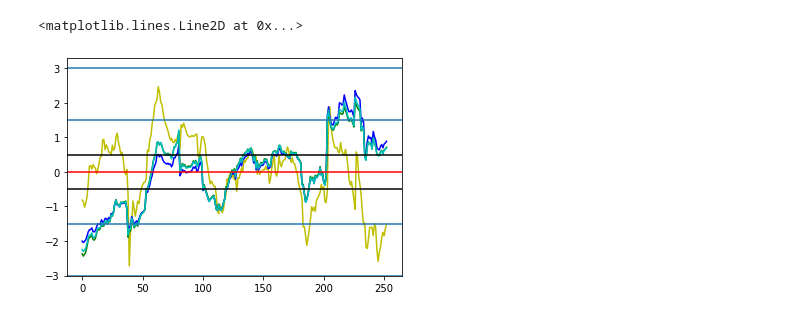
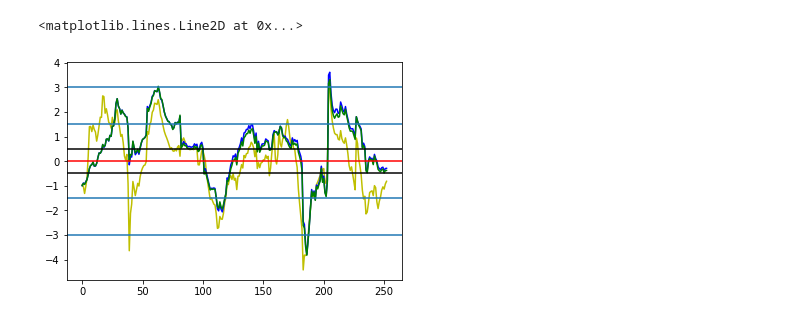
Before and after one commit to BlackBoxTrading1/PairTrading, a Jupyter notebook: quantconnect/spread_comparer.ipynb, the cells around one changed output. Cells and saved outputs as stored; diff of their text form; code cells hidden in the pictures.

Commit message:
zscore package

```diff
--- a/quantconnect/spread_comparer.ipynb
+++ b/quantconnect/spread_comparer.ipynb
@@ -17,7 +17,7 @@ s1 = qb.AddEquity("adbe")
 s2 = qb.AddEquity("intu")
 start_date = datetime(2016,1,1)
 end_date = datetime(2018,1,1)
-hedge_lookback = 21*3
+hedge_lookback = 63
 dist = 253
 entry = 1.5
 zstop = 3
@@ -28,14 +64,13 @@ series2 = qb.History(s2.Symbol, start_date, end_date, Resolution.Daily).close.va
 # %%
-def get_og_spreads(series1, series2, length):
-    spreads = []
+def get_simple_spreads(series1,series2,length):
+    spreads = np.array(series1) - np.array(series2)
+    zscores = []
+
     for i in range(length):
         start_index = len(series1) - length + i
-        X = sm.add_constant(series2[(start_index-hedge_lookback):start_index])
-        model = sm.OLS(series1[(start_index-hedge_lookback):start_index], X)
-        results = model.fit()
-        resid = results.resid[-1]
-        spreads = np.append(spreads, resid)
-    normalized_spreads = ss.zscore(spreads)
-    return spreads, normalized_spreads
+        moving_differences = ss.zscore(spreads[start_index-hedge_lookback:start_index], nan_policy='omit')
+        zscores = np.append(zscores,moving_differences[-1])
 
-og_spreads, og_zscores = get_og_spreads(np.log(series1),np.log(series2),dist)
+    return spreads[-length:], zscores
+
+simple_spreads, simple_zscores = get_simple_spreads(series1,series2, dist)
@@ -42,8 +105,13 @@ og_spreads, og_zscores = get_og_spreads(np.log(series1),np.log(series2),dist)
 # %%
-def get_simple_spreads(series1,series2,length):
-    spreads = np.array(series1[-length:]) - np.array(series2[-length:])
-    normalized_spreads = ss.zscore(spreads)
-    return spreads, normalized_spreads
+def get_ratio_spreads(series1, series2, length):
+    spreads = np.array(series1)/np.array(series2)
+    zscores = []
 
-simple_spreads, simple_zscores = get_simple_spreads(series1,series2, dist)
-logged_spreads, logged_zscores = get_simple_spreads(np.log(series1),np.log(series2), dist)
+    for i in range(length):
+        start_index = len(series1) - length + i
+        moving_differences = ss.zscore(spreads[start_index-hedge_lookback:start_index], nan_policy='omit')
+        zscores = np.append(zscores,moving_differences[-1])
+
+    return spreads[-length:], zscores
+
+ratio_spreads, ratio_zscores = get_ratio_spreads(series1,series2, dist)
@@ -68,16 +118,15 @@ ratio_spreads, ratio_zscores = get_ratio_spreads(series1,series2, dist)
 # %%
 plt.plot(og_zscores, color= 'y')
 plt.plot(simple_zscores, color= 'b')
-plt.plot(logged_zscores, color= 'g')
-plt.plot(ratio_zscores, color= 'c')
+plt.plot(ratio_zscores, color= 'g')
 
 plt.axhline(y=entry)
 plt.axhline(y=-entry)
 plt.axhline(y=0, color='r')
 plt.axhline(y=zstop)
 plt.axhline(y=-zstop)
 plt.axhline(y=exit, color='k')
 plt.axhline(y=-exit, color='k')
 # %% [output]
 <matplotlib.lines.Line2D at 0x...>
-[figure, old version]
+[figure, new version]
```
Also changed, not shown: parts of 5 cells of this notebook, 3 other files.
